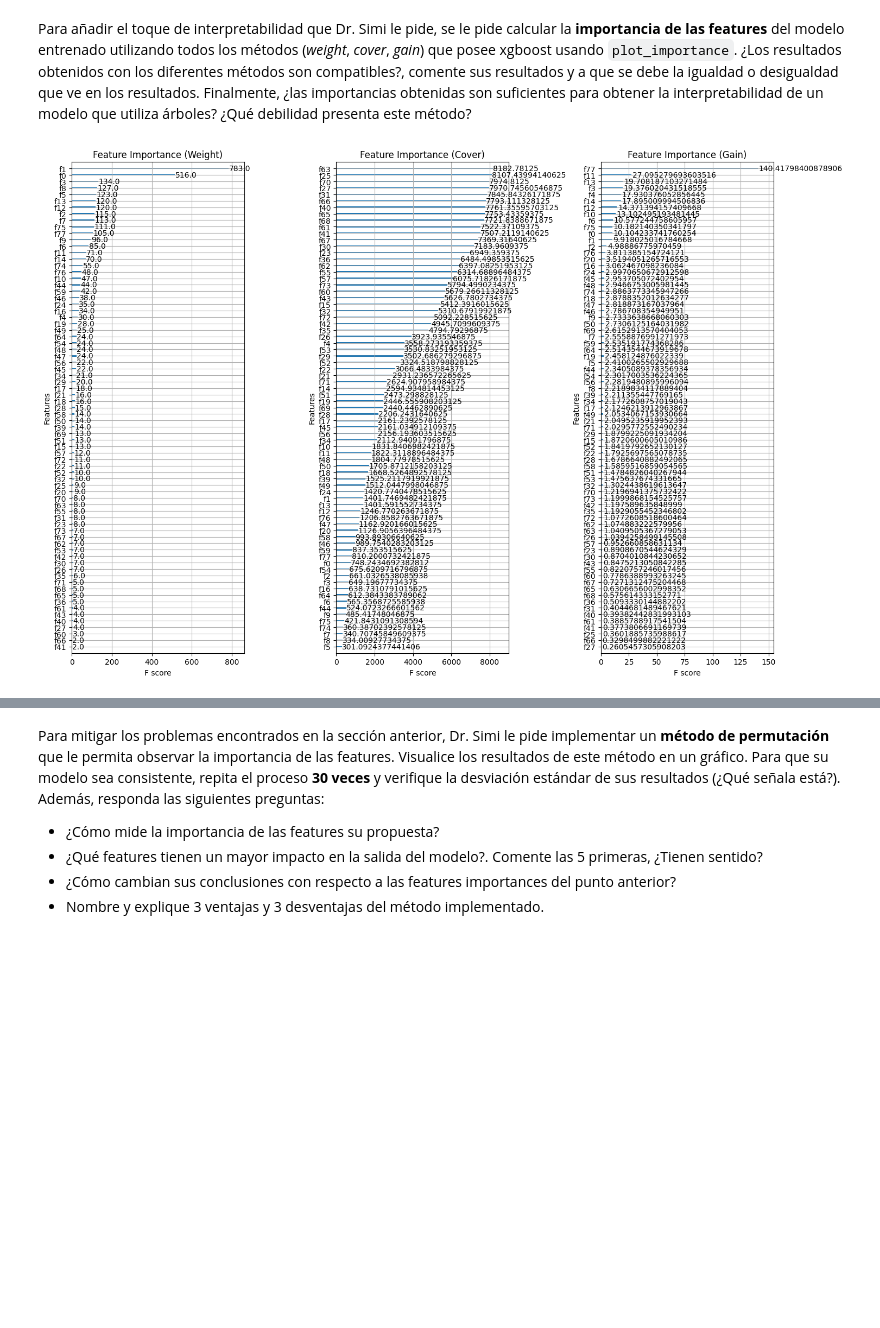
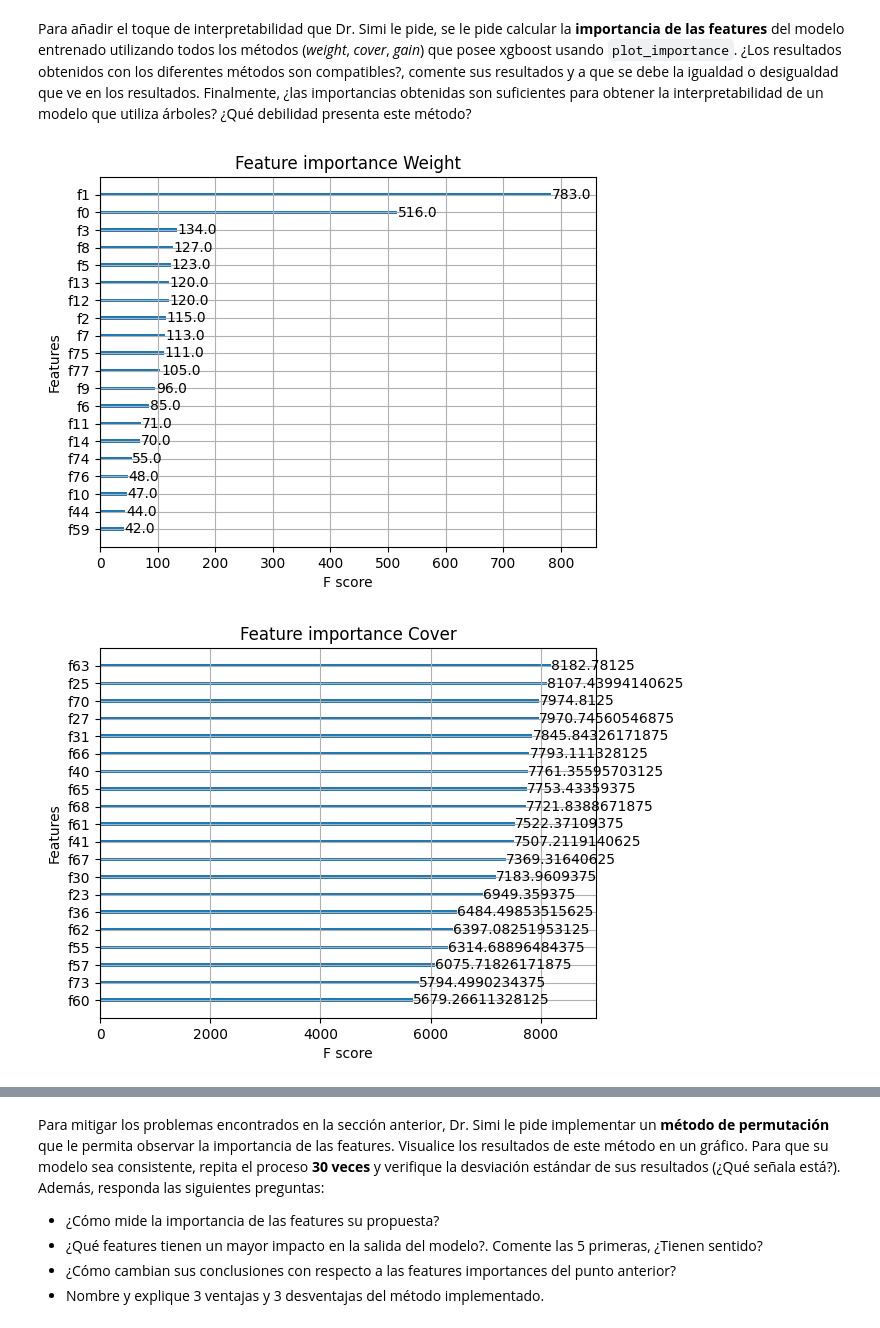
Before and after one commit to mvarasg/MDS7202-Lab-Programacion-Cientifica-MDS, a Jupyter notebook: lab10/Laboratorio10_Respuestas.ipynb, the cells around one changed output, grey strips where cells are left out. Drawn from its saved outputs; the diff is of its cells as text; code cells hidden in the pictures; blank space fills up the shorter version.

```diff
--- a/lab10/Laboratorio10_Respuestas.ipynb
+++ b/lab10/Laboratorio10_Respuestas.ipynb
@@ -184,20 +181,3 @@ weighted avg       0.75      0.75      0.75     21208
 </p>
 # %% [markdown]
 Para añadir el toque de interpretabilidad que Dr. Simi le pide, se le pide calcular la **importancia de las features** del modelo entrenado utilizando todos los métodos (*weight*, *cover*, *gain*) que posee xgboost usando `plot_importance`. ¿Los resultados obtenidos con los diferentes métodos son compatibles?, comente sus resultados y a que se debe la igualdad o desigualdad que ve en los resultados. Finalmente, ¿las importancias obtenidas son suficientes para obtener la interpretabilidad de un modelo que utiliza árboles? ¿Qué debilidad presenta este método?
-# %%
-# Inserte su código aquí
-
-importance_weight = xgb.get_booster().get_score(importance_type='weight')
-importance_cover = xgb.get_booster().get_score(importance_type='cover')
-importance_gain = xgb.get_booster().get_score(importance_type='gain')
-
-# Crear gráficos de barras para cada método de importancia
-fig, axes = plt.subplots(1, 3, figsize=(15, 10))
-xgboost.plot_importance(importance_weight, ax=axes[0], title='Feature Importance (Weight)')
-xgboost.plot_importance(importance_cover, ax=axes[1], title='Feature Importance (Cover)')
-xgboost.plot_importance(importance_gain, ax=axes[2], title='Feature Importance (Gain)')
-
-plt.tight_layout()
-plt.show()
-# %% [output]
-[figure, removed]
@@ -203,0 +186,16 @@ plt.show()
+# %%
+
+xgboost.plot_importance(xgb, max_num_features=20, importance_type="weight")
+plt.title('Feature importance Weight')
+plt.show()
+
+xgboost.plot_importance(xgb, max_num_features=20, importance_type="cover")
+plt.title('Feature importance Cover')
+plt.show()
+
+xgboost.plot_importance(xgb, max_num_features=20, importance_type="gain")
+plt.title('Feature importance Gain')
+plt.show()
+# %% [output]
+[figure, added]
+[figure, added]
```
Also changed, not shown: parts of 15 cells of this notebook.
